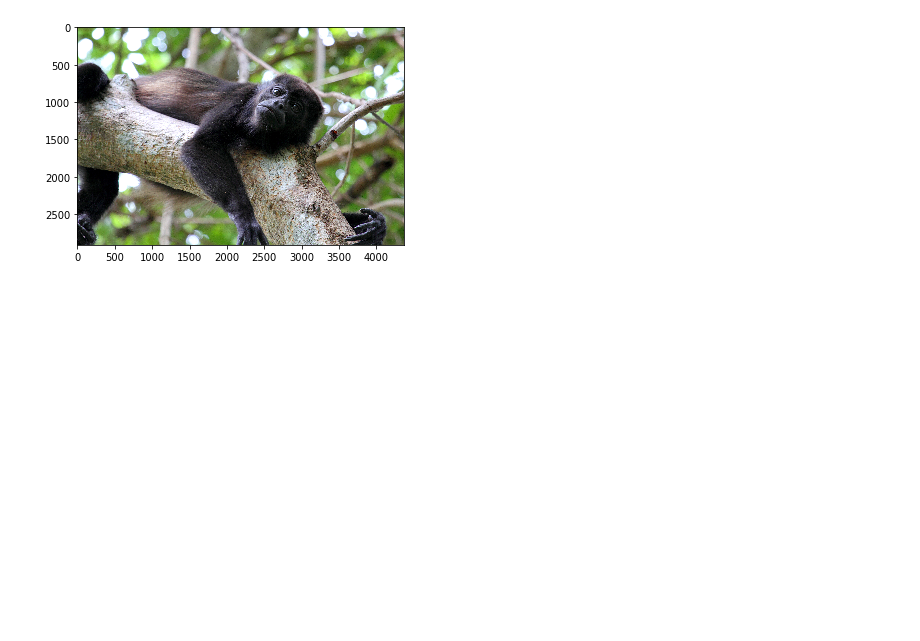
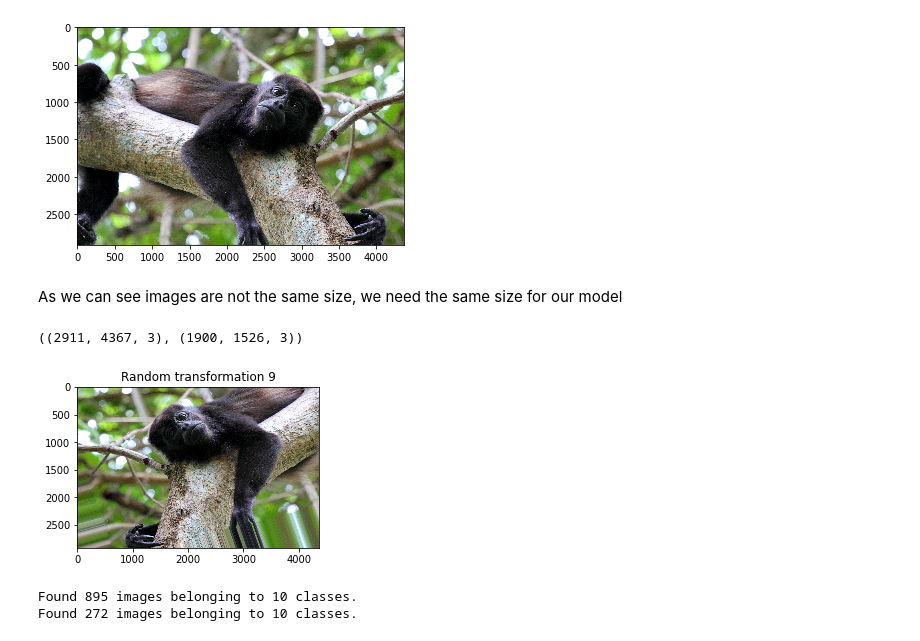
Before and after one commit to Pakopac/Monkey_Species_CNN, a Jupyter notebook: MonkeySpecies.ipynb, the cells around one changed output. Saved outputs shown, nothing was run; the diff lists cells and outputs as text; code cells hidden in the pictures; blank space fills up the shorter version.

```diff
--- a/MonkeySpecies.ipynb
+++ b/MonkeySpecies.ipynb
@@ -73,3 +93,83 @@ plt.imshow(x/255, interpolation='nearest')
 plt.show()
 # %% [output]
 [figure]
+# %% [markdown]
+As we can see images are not the same size, we need the same size for our model
+# %%
+x_0 = kpi.img_to_array(kpi.load_img(data_dir+"training/training/n0/n0021.jpg"))
+x_1 = kpi.img_to_array(kpi.load_img(data_dir+"training/training/n0/n0022.jpg"))
+x_0.shape, x_1.shape
+# %% [output]
+((2911, 4367, 3), (1900, 1526, 3))
+# %%
+datagen = kpi.ImageDataGenerator(
+        rotation_range=40,
+        width_shift_range=0.2,
+        height_shift_range=0.2,
+        shear_range=0.2,
+        zoom_range=0.2,
+        horizontal_flip=True,
+        fill_mode='nearest')
+# %%
+img_width = 150
+img_height = 150
+
+img = kpi.load_img(data_dir+"training/training/n0/n0021.jpg")  # this is a PIL image
+x = kpi.img_to_array(img)
+x_ = x.reshape((1,) + x.shape)
+
+if not(os.path.isdir(data_dir+"preprocessing_example")):
+    os.mkdir(data_dir+"preprocessing_example")
+
+    i = 0
+    for batch in datagen.flow(x_, batch_size=1,save_to_dir=data_dir+"preprocessing_example", save_prefix='monkey', save_format='jpg'):
+        i += 1
+        if i > 8:
+            break
+# %%
+X_list=[]
+for f in os.listdir(data_dir+"preprocessing_example"):
+    X_list.append(kpi.img_to_array(kpi.load_img(data_dir+"preprocessing_example/"+f)))
+
+fig=plt.figure(figsize=(16,8))
+fig.patch.set_alpha(0)
+ax = fig.add_subplot(3,3,1)
+ax.imshow(x/255, interpolation="nearest")
+ax.set_title("Image original")
+for i,xt in enumerate(X_list):
+    ax = fig.add_subplot(3,3,1)
+    ax.imshow(xt/255, interpolation="nearest")
+    ax.set_title("Random transformation %d" %(i+1))
+plt.tight_layout()
+plt.savefig("monkeys_transformation.png", dpi=100, bbox_to_anchor="tight", facecolor=fig.get_facecolor())
+plt.show()
+# %% [output]
+[figure, added]
+# %%
+# this is the augmentation configuration we will use for training
+train_datagen = kpi.ImageDataGenerator(
+        rescale=1./255,
+)
+
+# this is the augmentation configuration we will use for testing:
+# only rescaling
+valid_datagen = kpi.ImageDataGenerator(rescale=1./255)
+
+# this is a generator that will read pictures found in
+# subfolers of 'data/train', and indefinitely generate
+# batches of augmented image data
+train_generator = train_datagen.flow_from_directory(
+        data_dir+"/training/training",  # this is the target directory
+        target_size=(img_width, img_height),
+        batch_size=batch_size,
+        class_mode='binary')  # since we use binary_crossentropy loss, we need binary labels
+
+# this is a similar generator, for validation data
+validation_generator = valid_datagen.flow_from_directory(
+        data_dir+"/validation/validation",
+        target_size=(img_width, img_height),
+        batch_size=batch_size,
+        class_mode='binary')
+# %% [output]
+Found 895 images belonging to 10 classes.
+Found 272 images belonging to 10 classes.
```
Also changed, not shown: parts of 27 cells of this notebook.
